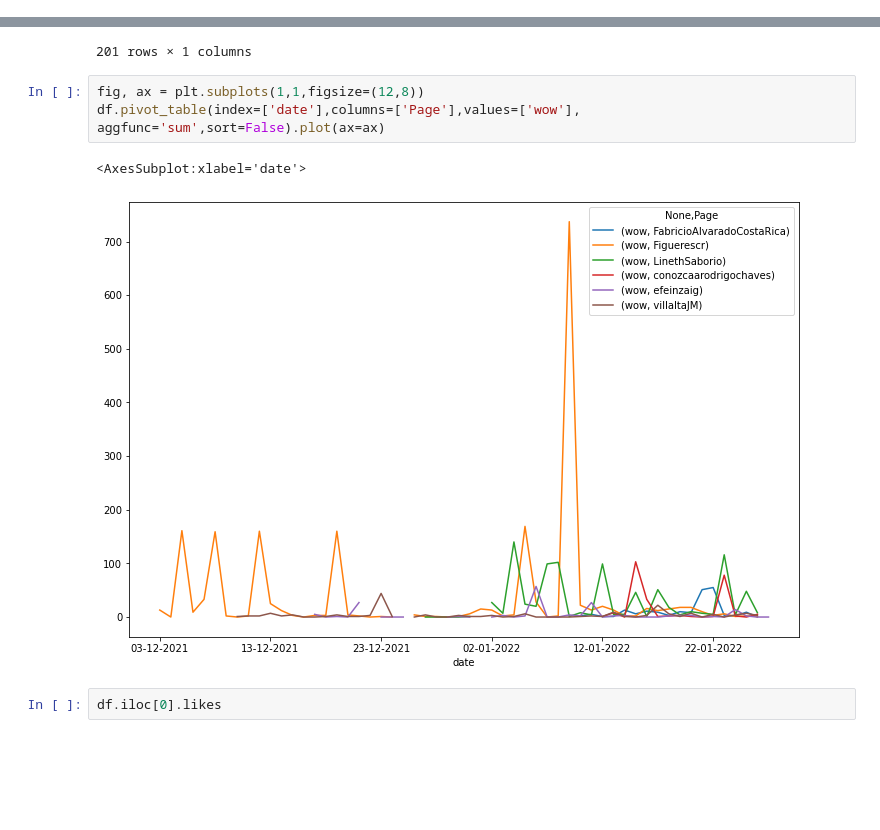
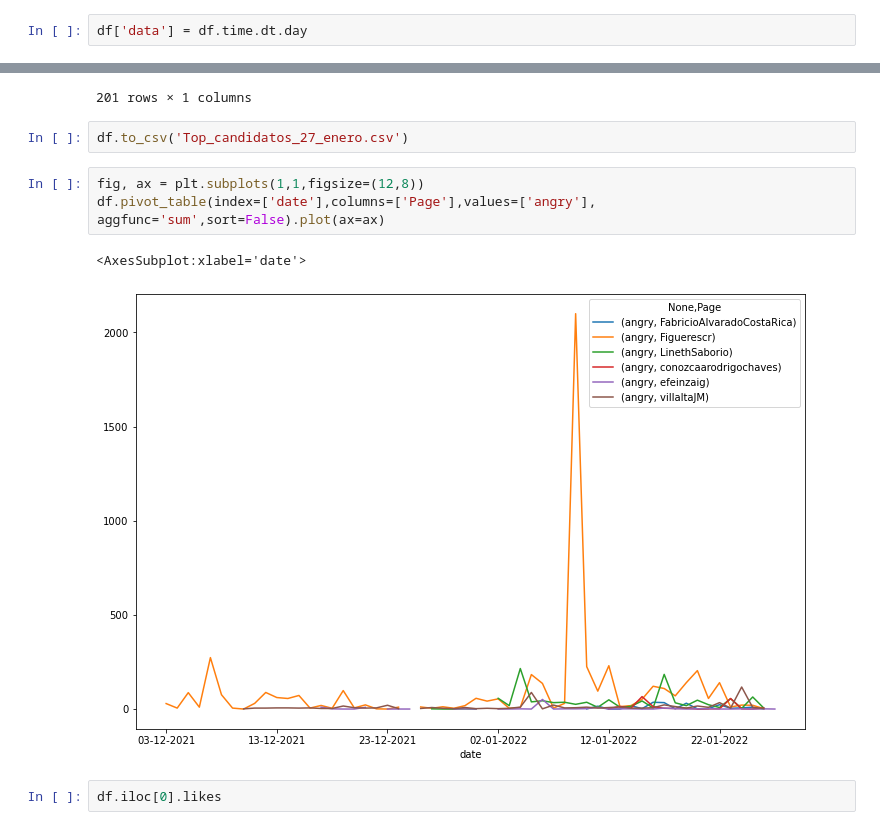
Before and after one commit to rafaelmata357/Daily-coding, a Jupyter notebook: facebook_scrapper.ipynb, the cells around one changed output, grey strips where cells are left out. Cells and saved outputs as stored; diff of their text form; blank space fills up the shorter version.

```diff
--- a/facebook_scrapper.ipynb
+++ b/facebook_scrapper.ipynb
@@ -169 +169,3 @@ POST Nº 150  - URL:  https://facebook.com/efeinzaig/posts/480542636763659    ef
 TOTAL POSTS RECOVERED:  150
+# %%
+df['data'] = df.time.dt.day
@@ -485,12 +492,14 @@ df.groupby(['Page','date'])['likes'].mean().to_frame()
 |  | 30-12-2021 | 625.000000 |
 |  | 31-12-2021 | 447.000000 |
 201 rows × 1 columns
+# %%
+df.to_csv('Top_candidatos_27_enero.csv')
 # %%
 fig, ax = plt.subplots(1,1,figsize=(12,8))
-df.pivot_table(index=['date'],columns=['Page'],values=['wow'], aggfunc='sum',sort=False).plot(ax=ax)
+df.pivot_table(index=['date'],columns=['Page'],values=['angry'], aggfunc='sum',sort=False).plot(ax=ax)
 # %% [output]
 <AxesSubplot:xlabel='date'>
-[figure, old version]
+[figure, new version]
 # %%
 df.iloc[0].likes
 # %% [output]
```
Also changed, not shown: parts of 2 cells of this notebook.
